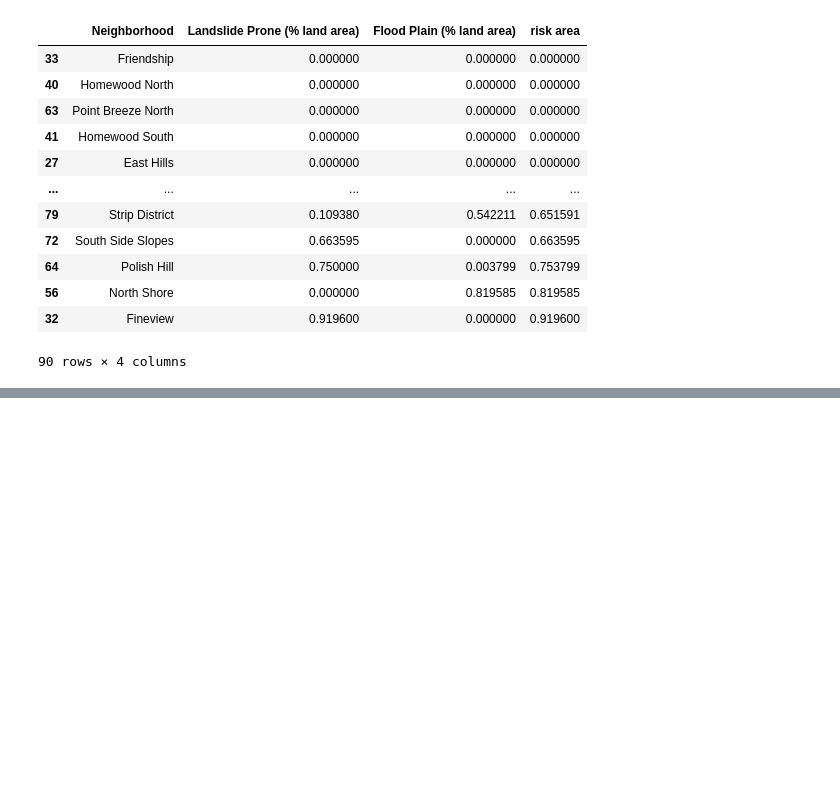
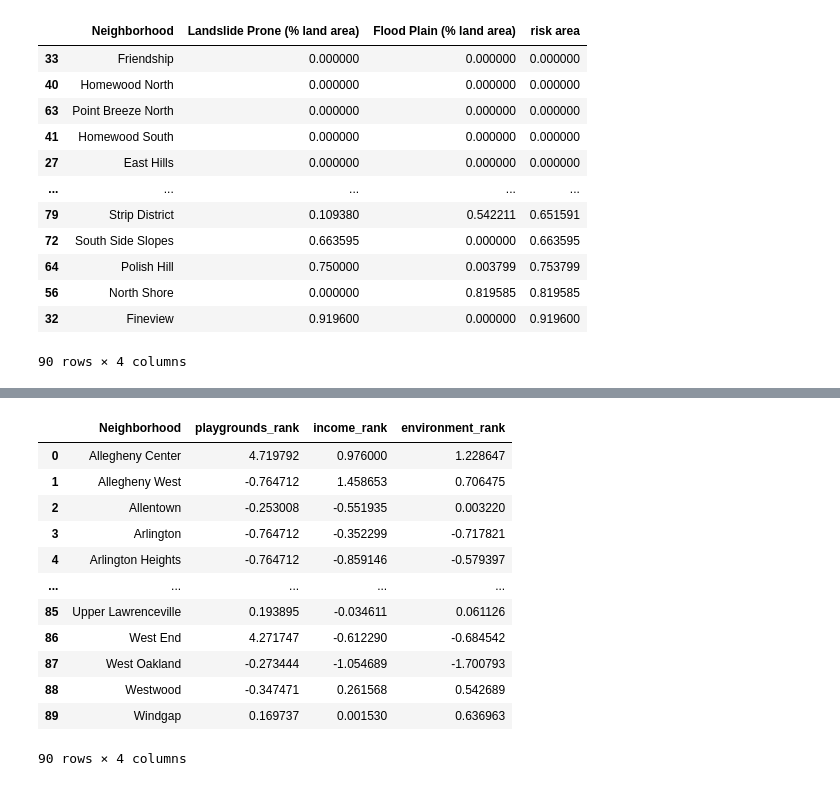
Before and after one commit to blm135/CMPINF0010-Final-Project, a Jupyter notebook: Final-Project.ipynb, the cells around one changed output, grey strips where cells are left out. Saved outputs shown, nothing was run; the diff lists cells and outputs as text; code cells hidden in the pictures; blank space fills up the shorter version.

```diff
--- a/Final-Project.ipynb
+++ b/Final-Project.ipynb
@@ -292,0 +365,17 @@ environment.sort_values(by=["risk area"], ascending=True)
+# %%
+total = new_total
+total
+# %% [output]
+|  | Neighborhood | playgrounds_rank | income_rank | environment_rank |
+| 0 | Allegheny Center | 4.719792 | 0.976000 | 1.228647 |
+| 1 | Allegheny West | -0.764712 | 1.458653 | 0.706475 |
+| 2 | Allentown | -0.253008 | -0.551935 | 0.003220 |
+| 3 | Arlington | -0.764712 | -0.352299 | -0.717821 |
+| 4 | Arlington Heights | -0.764712 | -0.859146 | -0.579397 |
+| ... | ... | ... | ... | ... |
+| 85 | Upper Lawrenceville | 0.193895 | -0.034611 | 0.061126 |
+| 86 | West End | 4.271747 | -0.612290 | -0.684542 |
+| 87 | West Oakland | -0.273444 | -1.054689 | -1.700793 |
+| 88 | Westwood | -0.347471 | 0.261568 | 0.542689 |
+| 89 | Windgap | 0.169737 | 0.001530 | 0.636963 |
+90 rows × 4 columns
```
Also changed, not shown: parts of 10 cells of this notebook.
